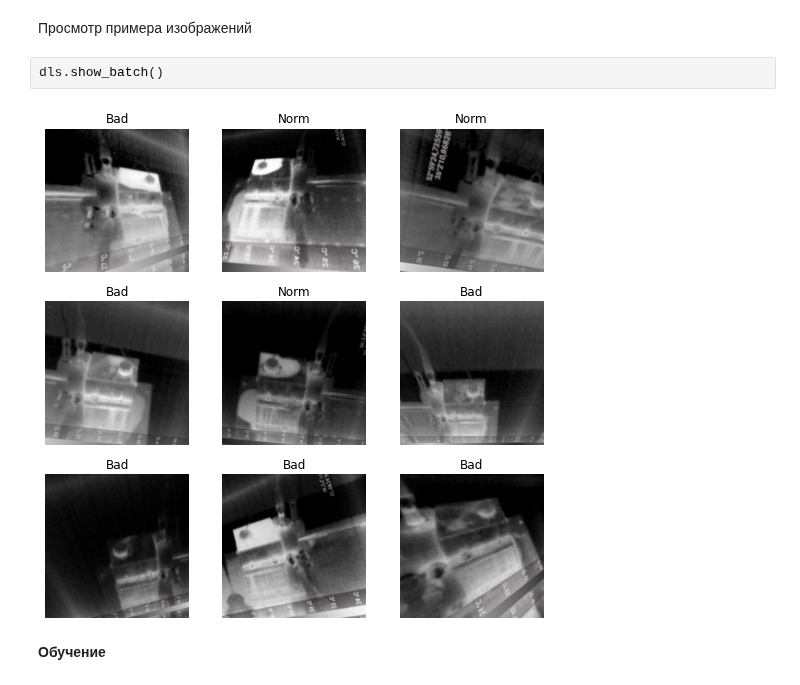
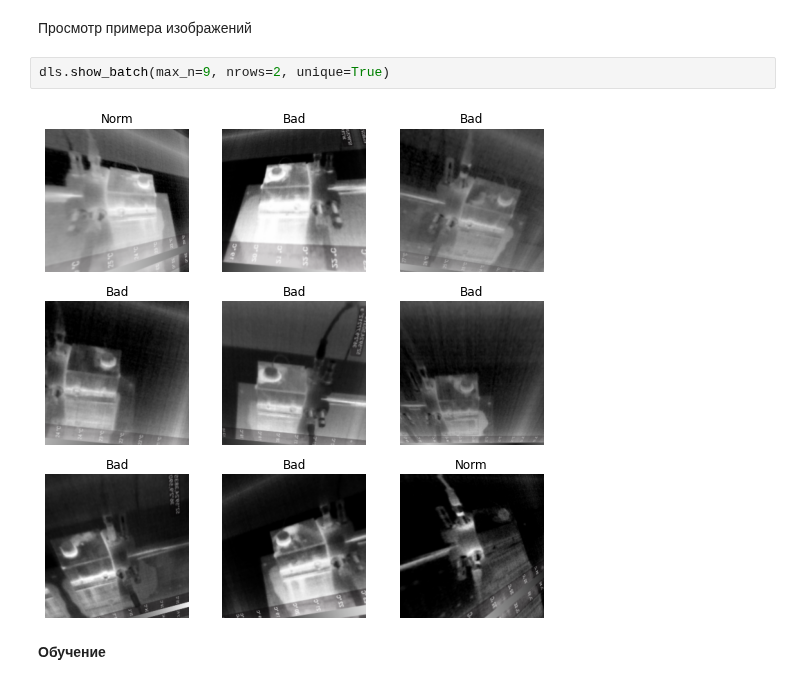
Before and after one commit to avkornaev/Fast_AI_course, a Jupyter notebook: IRI_defects_detection.ipynb, the cells around one changed output. Drawn from its saved outputs; the diff is of its cells as text.

```diff
--- a/IRI_defects_detection.ipynb
+++ b/IRI_defects_detection.ipynb
@@ -55,9 +51,9 @@ X = torch.linalg.solve(A, B) (Triggered internally at  ../aten/src/ATen/native/B
 # %% [markdown]
 Просмотр примера изображений
-# %%
-dls.show_batch()
-# %% [output]
-[figure, removed]
+# %%
+dls.show_batch(max_n=9, nrows=2, unique=True)
+# %% [output]
+[figure, added]
 # %% [markdown]
 **Обучение**
 # %%
```
Also changed, not shown: parts of 32 cells of this notebook.
